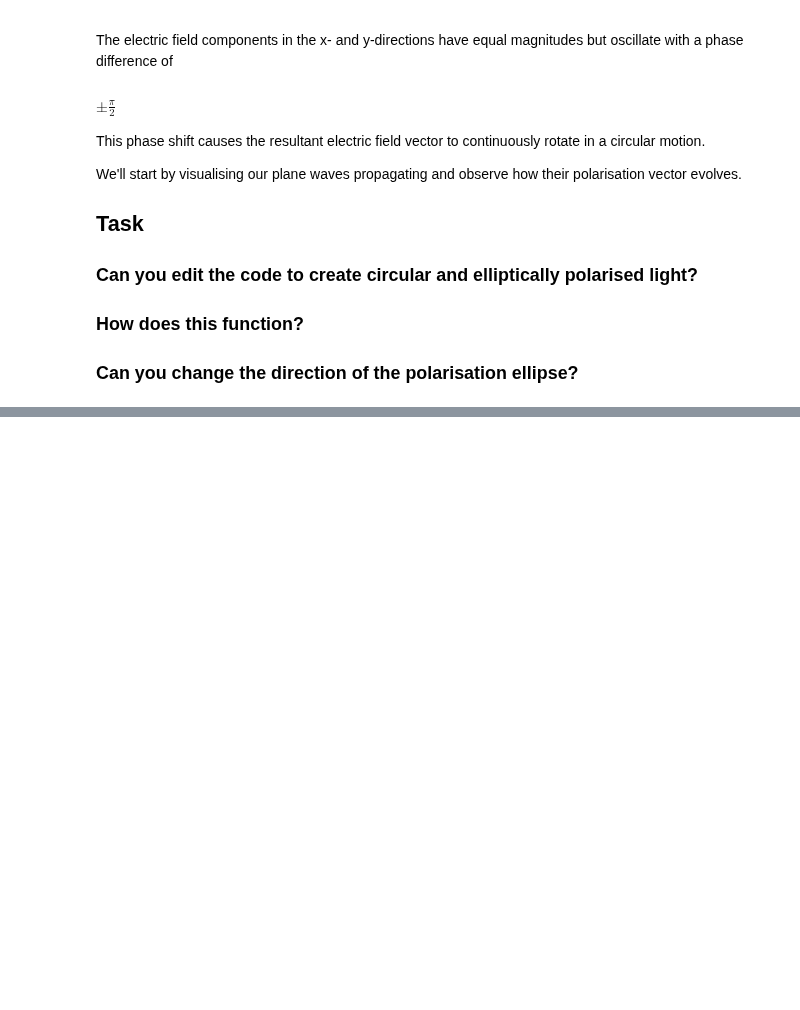
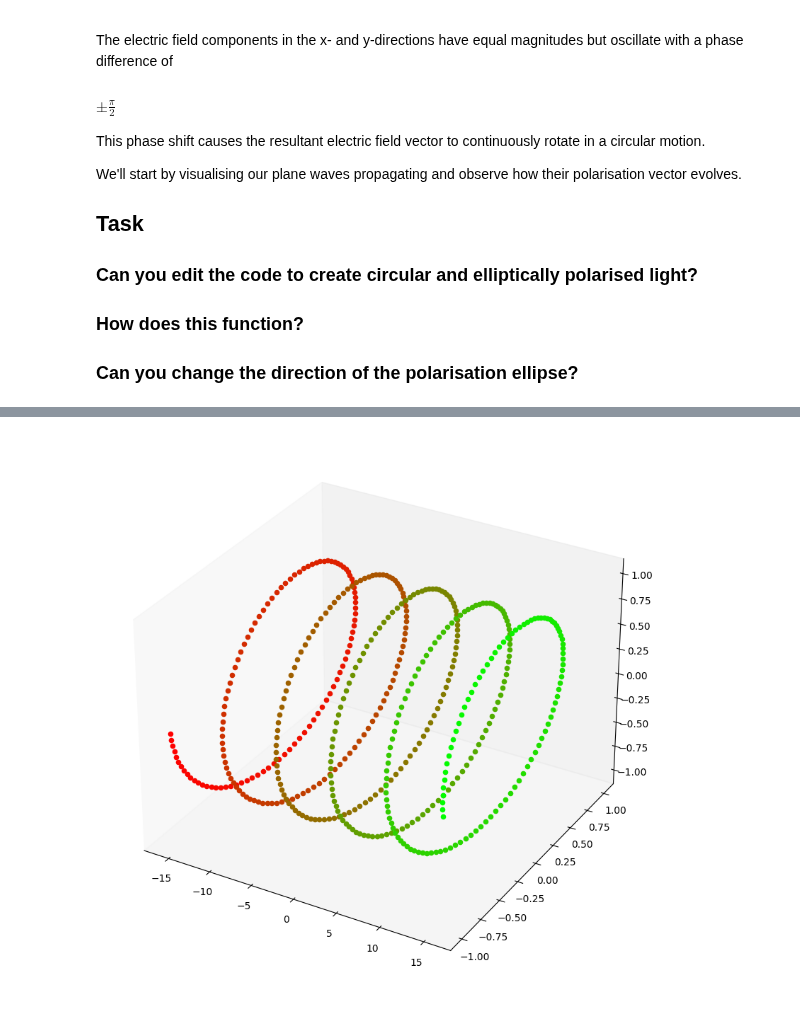
Before and after one commit to JonesRobM/CMNPs, a Jupyter notebook: Polarise.ipynb, the cells around one changed output, grey strips where cells are left out. Cells and saved outputs as stored; diff of their text form; code cells hidden in the pictures; blank space fills up the shorter version.

```diff
--- a/Polarise.ipynb
+++ b/Polarise.ipynb
@@ -113,0 +156,14 @@ plt.show()
+# %%
+fig = plt.figure(figsize=(10,10))
+ax = fig.add_subplot(111, projection='3d')
+
+
+for i,t in enumerate(time):
+    ax.scatter(time[i],
+            np.real(field[:,0][i]),
+            np.real(field[:,1][i]),
+            color = [ 1 - i/len(time), i/len(time), 0 ] )
+
+ax.grid(False)
+# %% [output]
+[figure, added]
```
Also changed, not shown: parts of 7 cells of this notebook, 1 other file.
